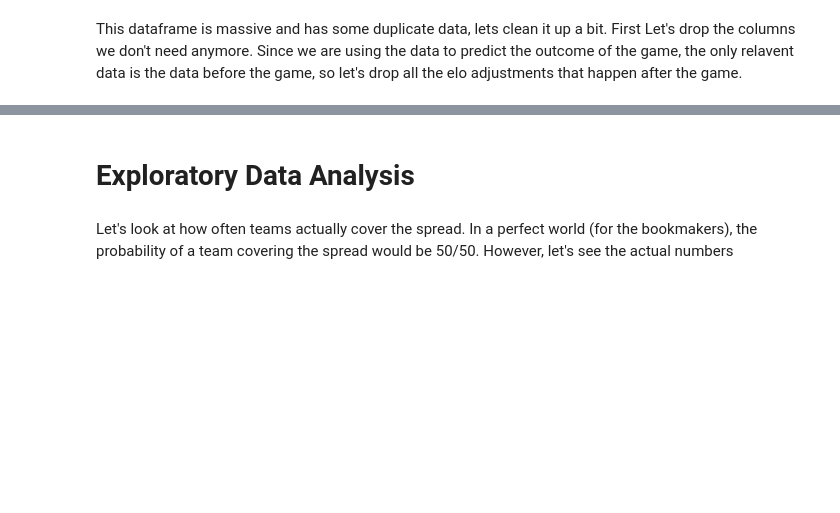
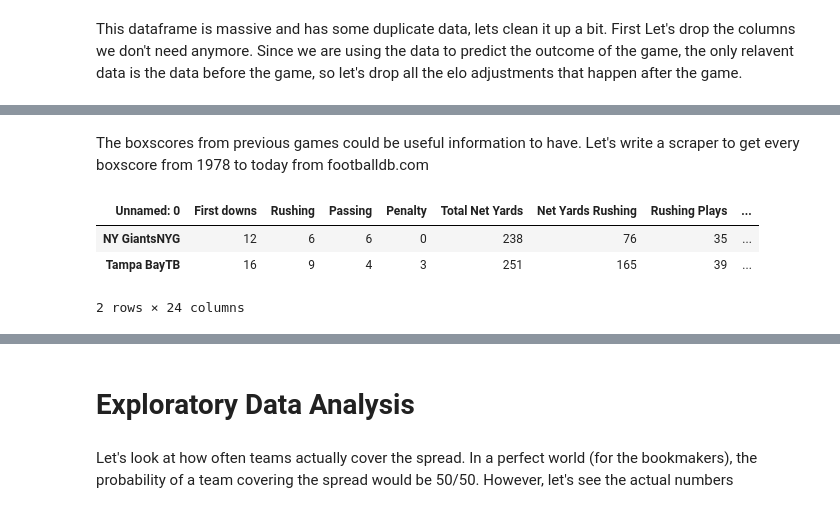
Before and after one commit to JonathanSears1/JonathanSears1.github.io, a Jupyter notebook: Beat-The-Books.ipynb, the cells around one changed output, grey strips where cells are left out. Cells and saved outputs as stored; diff of their text form; code cells hidden in the pictures; blank space fills up the shorter version.

```diff
--- a/Beat-The-Books.ipynb
+++ b/Beat-The-Books.ipynb
@@ -206,0 +213,2 @@ If we want to use our model on current betting data, we are going to have to use
+# %% [markdown]
+The boxscores from previous games could be useful information to have. Let's write a scraper to get every boxscore from 1978 to today from footballdb.com
@@ -206,0 +251,49 @@ If we want to use our model on current betting data, we are going to have to use
+# %%
+#write links to a file so we don't need to scrape multiple times and risk getting IP banned
+with open("links.txt",'w') as fp:
+    for link in links:
+        fp.write(f"{link}\n")
+    fp.close()
+# %%
+with open("links.txt",'r') as fp:
+    urls = fp.readlines()
+    fp.close()
+urls
+#for url in urls:
+header = {"User-Agent": user_agents[randint(0,len(user_agents) - 1)]}
+r = requests.get(urls[0],headers=header)
+# %%
+def parse_req(r,gameid):
+    #parse the request to get the the box score tables
+    soup = BeautifulSoup(r.content,'html.parser')
+    stats = soup.find('div',id='divBox_team')
+    table = stats.find_all('table',class_ = 'statistics')
+    table_str = io.StringIO(str(table))
+    tables = pd.read_html(table_str)
+    pre_box_score = pd.concat(tables)
+    #clean the data up
+    pre_box_score.set_index('Unnamed: 0',inplace=True)
+    pre_box_score['gamedID'] = gameid
+    box_score = pre_box_score.T
+    box_score[['passing-attempts','completions','int-thrown']] = box_score['Att-Comp-Int'].split('-', expand = True)
+    box_score[['interceptions', 'int-return-yards']] = box_score['Interception Returns'].split('-',expand = True)
+    box_score[['fumbles','fumbles-lost']] = box_score['Fumbles - Lost'].split('-',expand = True)
+    box_score[['fga','fgm']] = box_score['Field Goals'].split('-',expand = True)
+    box_score[['third-down-conv','third-downs','third-down-conv-rate']] = box_score['Third Downs'].split('-',expand = True)
+    box_score[['punts','yards-per-punt']] = box_score['Punts - Average'].split('-',expand=True)
+    box_score[['penalties','penalty-yards']] = box_score['Penalties - Yards'].split('-'expand=True)
+    box_score.rename(columns={"First downs":"total first downs",
+                              "Rushing": "rushing-first-downs",
+                              "Passing": "passing-first-downs",
+                              "Penalty": "penalty-first-downs",
+                              "Average Gain": "avg-gain-rushing",
+                              "Avg. Yards/Att": "yards-per-att",
+                              })
+    return
+demo = parse_req(r)
+demo
+# %% [output]
+| Unnamed: 0 | First downs | Rushing | Passing | Penalty | Total Net Yards | Net Yards Rushing | Rushing Plays | ... |
+| NY GiantsNYG | 12 | 6 | 6 | 0 | 238 | 76 | 35 | ... |
+| Tampa BayTB | 16 | 9 | 4 | 3 | 251 | 165 | 39 | ... |
+2 rows × 24 columns
```
Also changed, not shown: parts of 44 cells of this notebook, 1 other file.
